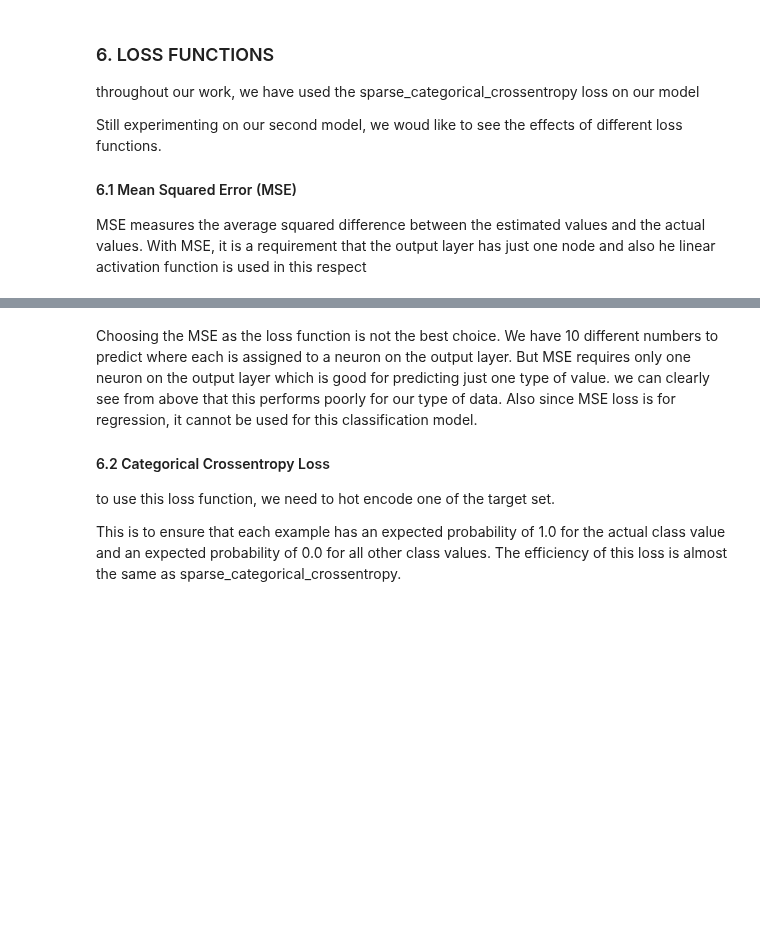
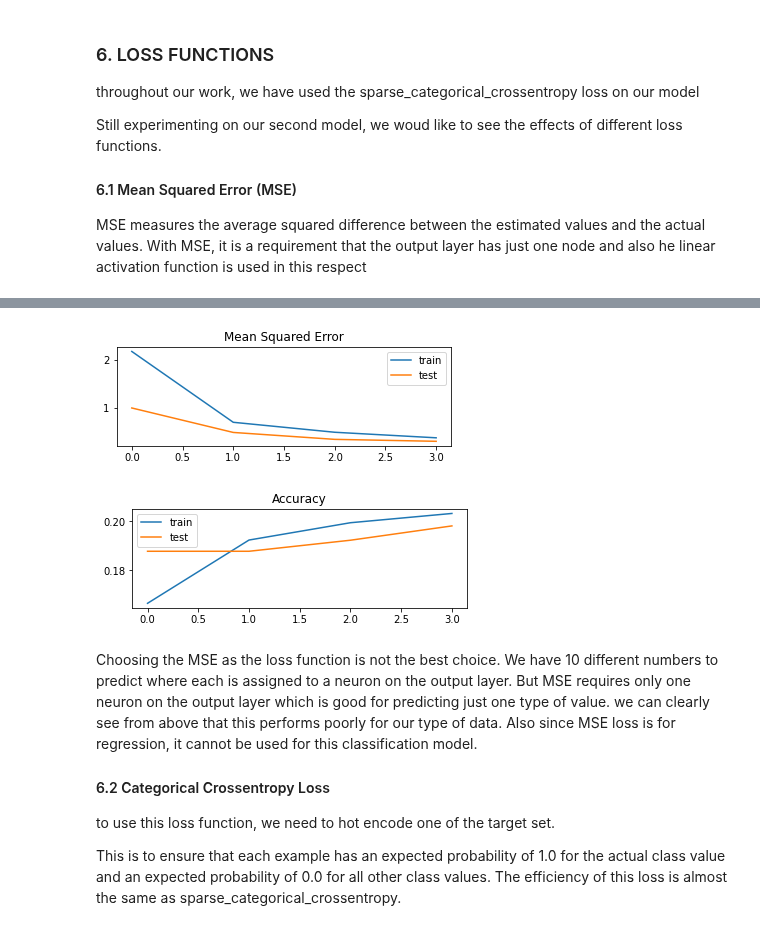
Before and after one commit to Adrieennn/CNN, a Jupyter notebook: NN.ipynb, the cells around one changed output, grey strips where cells are left out. Saved outputs shown, nothing was run; the diff lists cells and outputs as text; code cells hidden in the pictures; blank space fills up the shorter version.

Commit message:
addition of loss and accuracy graphs to loss functions

```diff
--- a/NN.ipynb
+++ b/NN.ipynb
@@ -602,7 +600,21 @@ model2.compile(optimizer = "adam", loss = "mse",
                 metrics = ["accuracy"])
 
 # x_train = np.pad(x_train, ((0,0),(2,2),(2,2),(0,0)), 'constant')
-model2.fit(x_train, y_train, epochs = 4)
+history = model2.fit(x_train, y_train, epochs = 4, validation_split=0.1)
 # Accuracy:
 accuracy(model2, x_test, y_test)
+#loss graph
+plt.subplot(211)
+plt.title('Mean Squared Error')
+plt.plot(history.history['loss'], label='train')
+plt.plot(history.history['val_loss'], label='test')
+plt.legend()
+plt.show()
+# plot accuracy during training
+plt.subplot(212)
+plt.title('Accuracy')
+plt.plot(history.history['accuracy'], label='train')
+plt.plot(history.history['val_accuracy'], label='test')
+plt.legend()
+plt.show()
 # %% [output]
@@ -620,3 +632,5 @@ test loss is : 0.3482273269891739 - test accuracy is : 0.2021999955177307
+[figure, added]
+[figure, added]
 # %% [markdown]
 Choosing the MSE as the loss function is not the best choice. We have 10 different
 numbers to predict where each is assigned to a neuron on the output layer. But MSE
```
Also changed, not shown: parts of 8 cells of this notebook.
